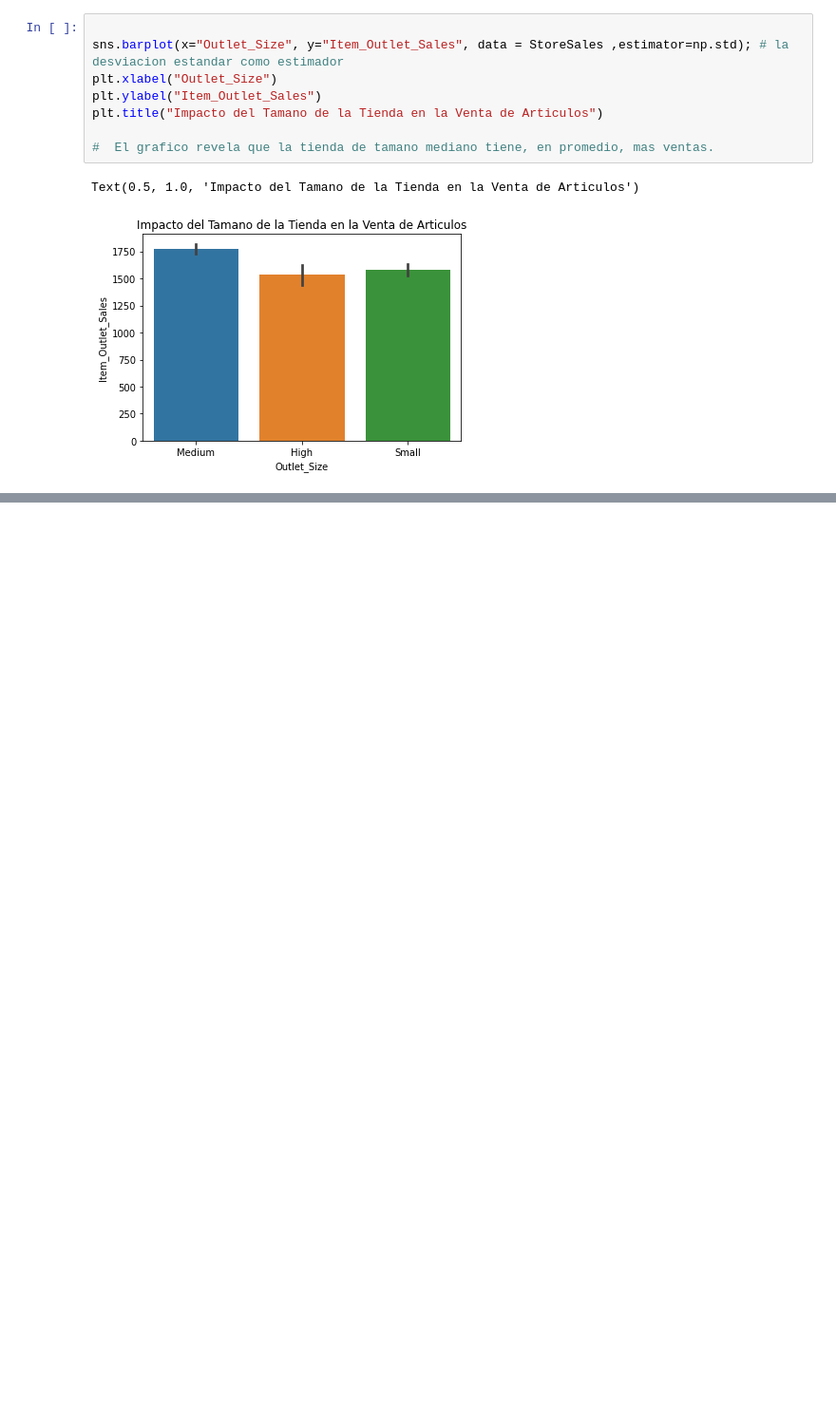
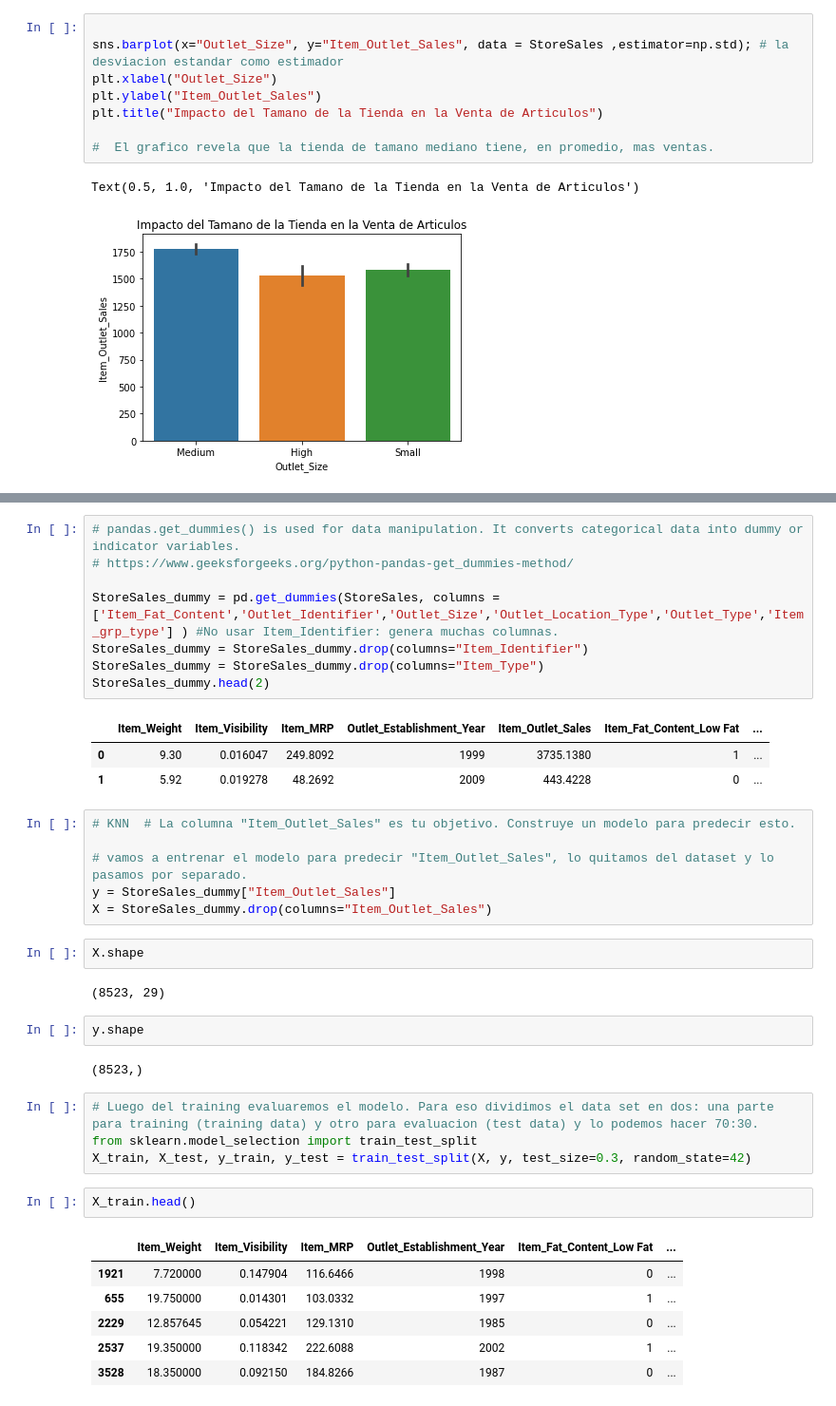
Before and after one commit to oscarastuaq/How_Common_is_Your_-Birthday-, a Jupyter notebook: Proyecto_1.ipynb, the cells around one changed output, grey strips where cells are left out. Shown at 95% size. Saved outputs shown, nothing was run; the diff lists cells and outputs as text; blank space fills up the shorter version.

```diff
--- a/Proyecto_1.ipynb
+++ b/Proyecto_1.ipynb
@@ -425,0 +509,39 @@ plt.show()
+# %%
+# pandas.get_dummies() is used for data manipulation. It converts categorical data into dummy or indicator variables.
+# https://www.geeksforgeeks.org/python-pandas-get_dummies-method/
+
+StoreSales_dummy = pd.get_dummies(StoreSales, columns =['Item_Fat_Content','Outlet_Identifier','Outlet_Size','Outlet_Location_Type','Outlet_Type','Item_grp_type'] ) #No usar Item_Identifier: genera muchas columnas.
+StoreSales_dummy = StoreSales_dummy.drop(columns="Item_Identifier")
+StoreSales_dummy = StoreSales_dummy.drop(columns="Item_Type")
+StoreSales_dummy.head(2)
+# %% [output]
+|  | Item_Weight | Item_Visibility | Item_MRP | Outlet_Establishment_Year | Item_Outlet_Sales | Item_Fat_Content_Low Fat | ... |
+| 0 | 9.30 | 0.016047 | 249.8092 | 1999 | 3735.1380 | 1 | ... |
+| 1 | 5.92 | 0.019278 | 48.2692 | 2009 | 443.4228 | 0 | ... |
+# %%
+# KNN  # La columna "Item_Outlet_Sales" es tu objetivo. Construye un modelo para predecir esto.
+
+# vamos a entrenar el modelo para predecir "Item_Outlet_Sales", lo quitamos del dataset y lo pasamos por separado.
+y = StoreSales_dummy["Item_Outlet_Sales"]
+X = StoreSales_dummy.drop(columns="Item_Outlet_Sales")
+# %%
+X.shape
+# %% [output]
+(8523, 29)
+# %%
+y.shape
+# %% [output]
+(8523,)
+# %%
+# Luego del training evaluaremos el modelo. Para eso dividimos el data set en dos: una parte para training (training data) y otro para evaluacion (test data) y lo podemos hacer 70:30.
+from sklearn.model_selection import train_test_split
+X_train, X_test, y_train, y_test = train_test_split(X, y, test_size=0.3, random_state=42)
+# %%
+X_train.head()
+# %% [output]
+|  | Item_Weight | Item_Visibility | Item_MRP | Outlet_Establishment_Year | Item_Fat_Content_Low Fat | ... |
+| 1921 | 7.720000 | 0.147904 | 116.6466 | 1998 | 0 | ... |
+| 655 | 19.750000 | 0.014301 | 103.0332 | 1997 | 1 | ... |
+| 2229 | 12.857645 | 0.054221 | 129.1310 | 1985 | 0 | ... |
+| 2537 | 19.350000 | 0.118342 | 222.6088 | 2002 | 1 | ... |
+| 3528 | 18.350000 | 0.092150 | 184.8266 | 1987 | 0 | ... |
```
Also changed, not shown: parts of 17 cells of this notebook.
